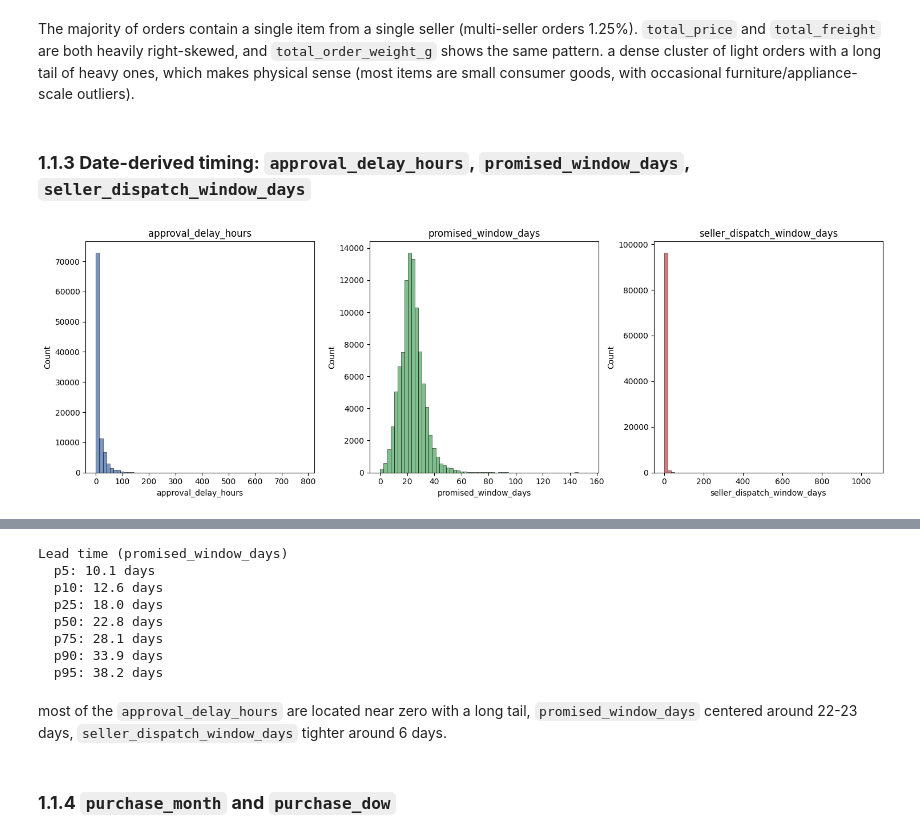
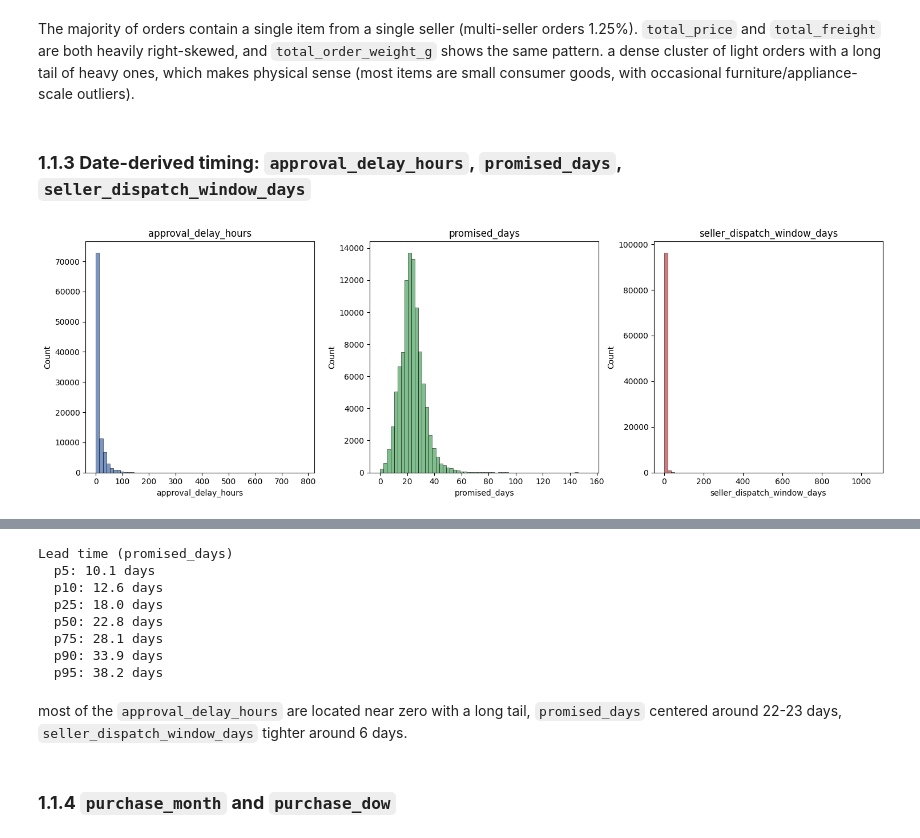
Before and after one commit to ElmarLeonard9/temp_repo_finpro, a Jupyter notebook: notebook/3_Exploratory Data Analysis.ipynb, the cells around one changed output, grey strips where cells are left out. Saved outputs shown, nothing was run; the diff lists cells and outputs as text; code cells hidden in the pictures.

```diff
--- a/notebook/3_EDA_full_puyeng.ipynb
+++ b/notebook/3_Exploratory Data Analysis.ipynb
@@ -115,7 +115,7 @@ date_feats = df.drop_duplicates('order_id')[[
     'order_estimated_delivery_date','shipping_limit_date']].copy()
 
 date_feats['approval_delay_hours'] = (date_feats['order_approved_at'] - date_feats['order_purchase_timestamp']).dt.total_seconds() / 3600
-date_feats['promised_window_days'] = (date_feats['order_estimated_delivery_date'] - date_feats['order_approved_at']).dt.total_seconds() / 86400
+date_feats['promised_days'] = (date_feats['order_estimated_delivery_date'] - date_feats['order_approved_at']).dt.total_seconds() / 86400
 date_feats['seller_dispatch_window_days'] = (date_feats['shipping_limit_date'] - date_feats['order_purchase_timestamp']).dt.total_seconds() / 86400
 date_feats['purchase_month'] = date_feats['order_purchase_timestamp'].dt.to_period('M').astype(str)
 date_feats['purchase_dow'] = date_feats['order_purchase_timestamp'].dt.day_name()
@@ -413,16 +413,16 @@ total_order_weight_g skewness   : 6.54
 # %% [markdown]
 The majority of orders contain a single item from a single seller (multi-seller orders 1.25%). `total_price` and `total_freight` are both heavily right-skewed, and `total_order_weight_g` shows the same pattern. a dense cluster of light orders with a long tail of heavy ones, which makes physical sense (most items are small consumer goods, with occasional furniture/appliance-scale outliers).
 # %% [markdown]
-### **1.1.3 Date-derived timing: `approval_delay_hours`, `promised_window_days`, `seller_dispatch_window_days`**
+### **1.1.3 Date-derived timing: `approval_delay_hours`, `promised_days`, `seller_dispatch_window_days`**
 # %%
 fig, axes = plt.subplots(1, 3, figsize=(15,5))
-for ax, col, color in zip(axes, ['approval_delay_hours','promised_window_days','seller_dispatch_window_days'],
+for ax, col, color in zip(axes, ['approval_delay_hours','promised_days','seller_dispatch_window_days'],
                             ['#4C72B0','#55A868','#C44E52']):
     sns.histplot(order_analysis_df[col].dropna(), bins=60, ax=ax, color=color)
     ax.set_title(col)
 plt.tight_layout()
 plt.show()
 
-print(order_analysis_df[['approval_delay_hours','promised_window_days','seller_dispatch_window_days']].describe())
+print(order_analysis_df[['approval_delay_hours','promised_days','seller_dispatch_window_days']].describe())
 # %% [output]
-[figure, old version]
+[figure, new version]
@@ -438,9 +438,9 @@ max              784.045556            153.576030                  1056.041667
 # %%
-print("Lead time (promised_window_days)")
+print("Lead time (promised_days)")
 for p in [5,10,25,50,75,90,95]:
-    print(f"  p{p}: {order_analysis_df['promised_window_days'].quantile(p/100):.1f} days")
+    print(f"  p{p}: {order_analysis_df['promised_days'].quantile(p/100):.1f} days")
 # %% [output]
-Lead time (promised_window_days)
+Lead time (promised_days)
   p5: 10.1 days
   p10: 12.6 days
   p25: 18.0 days
@@ -449,7 +449,7 @@ Lead time (promised_window_days)
   p90: 33.9 days
   p95: 38.2 days
 # %% [markdown]
-most of the `approval_delay_hours` are located near zero with a long tail, `promised_window_days` centered around 22-23 days, `seller_dispatch_window_days` tighter around 6 days.
+most of the `approval_delay_hours` are located near zero with a long tail, `promised_days` centered around 22-23 days, `seller_dispatch_window_days` tighter around 6 days.
 # %% [markdown]
 ### **1.1.4 `purchase_month` and `purchase_dow`**
 # %%
```
Also changed, not shown: parts of 25 cells of this notebook, 12 other files.
